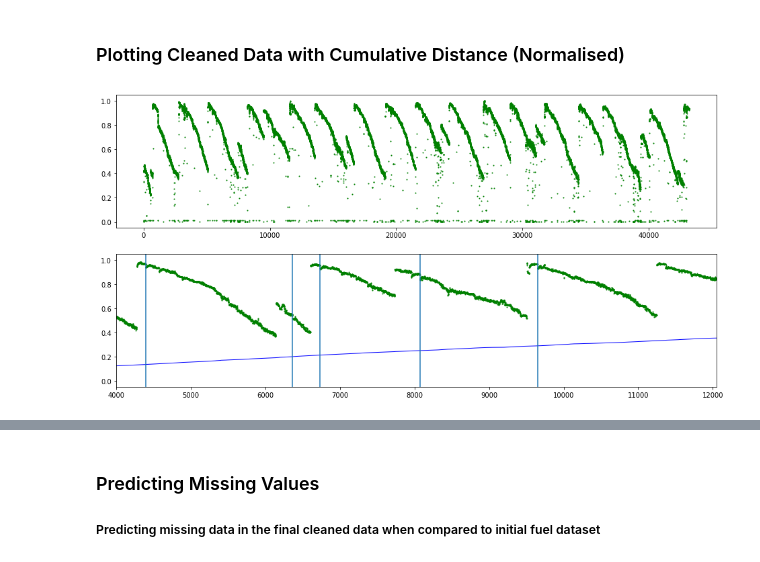
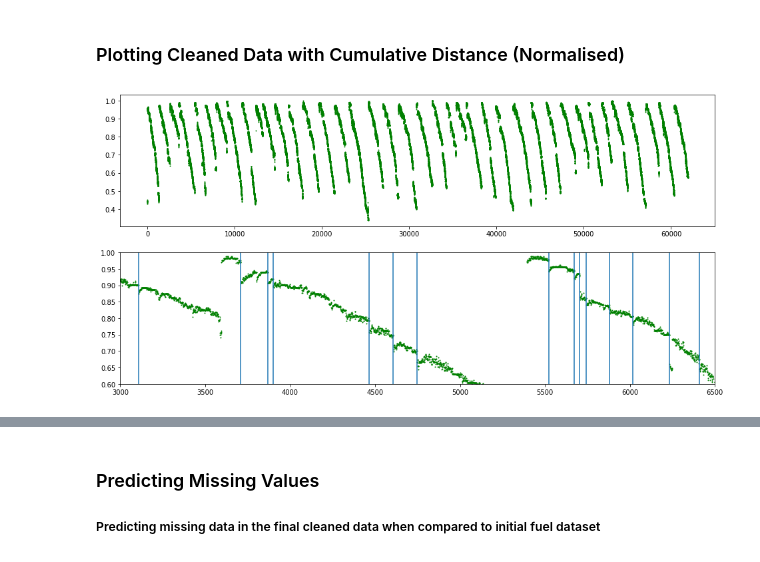
Before and after one commit to manjeet87/Signal_Analysis_UsingPython, a Jupyter notebook: Loconav/Fuel Data Analysis- F2-ContinuousForm-DataCLuster.ipynb, the cells around one changed output, grey strips where cells are left out. Drawn from its saved outputs; the diff is of its cells as text; code cells hidden in the pictures.

```diff
--- a/Loconav/Fuel Data Analysis- F2-ContinuousForm-DataCLuster.ipynb
+++ b/Loconav/Fuel Data Analysis- F2-ContinuousForm-DataCLuster.ipynb
@@ -345,9 +454,2 @@ plt.savefig('Conti/Level2.2.png')
 # %% [markdown]
 ### Removing probable errorenous data  and Plotting
-# %%
-def rem_ErrData(dff, level, f = ''):
-    -
-
-    return dff1
-
-df1l6 =rem_ErrData(dff1,6);
@@ -355,0 +550,4 @@ df1l6 =rem_ErrData(dff1,6);
+# %%
+x = pd.Series([1,2,3,4])
+y = pd.Series([2,1,3,2])
+x>y
@@ -355,0 +665,5 @@ df1l6 =rem_ErrData(dff1,6);
+# %%
+plt.rcParams['figure.figsize'] = [16,4]
+df1l6 =rem_ErrData(dff1,0.02);
+plt.plot(df1l6.index, df1l6.fuelVoltage,'g.', markersize = 1)
+#plt.ylim(0,1.05)
@@ -525,7 +858,7 @@ a = pd.Series([2,3,4,5])
 3   -3
 dtype: int64
 # %%
-theftpts1 = theft_point2(df1l6, level=0.02);
+theftpts1 = theft_point2(df1l6, level=0.01);
 #dfl4.to_csv("Test.csv");
 # %% [output]
 **
@@ -546,13 +872,16 @@ SyntaxError: invalid syntax (<ipython-input-39-0fccf9cb896d>, line 3)
 # %%
 plt.rcParams['figure.figsize'] = [16,8]
 plt.subplot(2,1,1)
-plt.plot(dff1.index, dff1.fuelVoltage, 'g.', markersize = 2, linewidth = 1);
+plt.plot(df1l6.index, df1l6.fuelVoltage, 'g.', markersize = 2, linewidth = 1);
+#plt.xlim(1500,3000)
 
 plt.subplot(2,1,2)
 plt.plot(df1l6.index, df1l6.fuelVoltage, 'g.', markersize = 2, linewidth = 1);
 plt.plot(df1l6.index, df1l6.distance, 'b-', markersize = 2, linewidth = 1);
-plt.xlim(4000,12050)
+#plt.ylim(0.8,1)
+plt.xlim(3000,6500)
+plt.ylim(0.6,1)
 for pt in theftpts1:
     plt.axvline(pt)
 # %% [output]
-[figure, old version]
+[figure, new version]
```
Also changed, not shown: parts of 73 cells of this notebook, 9 other files.
